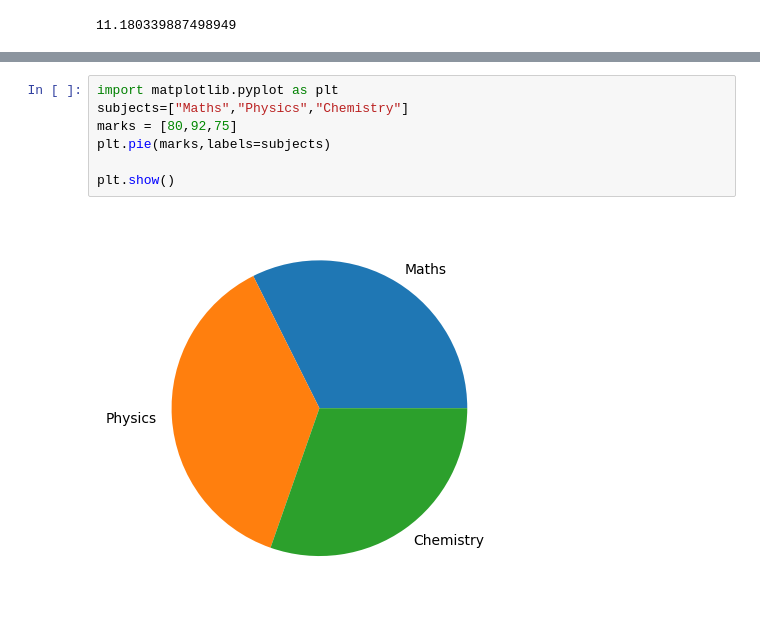
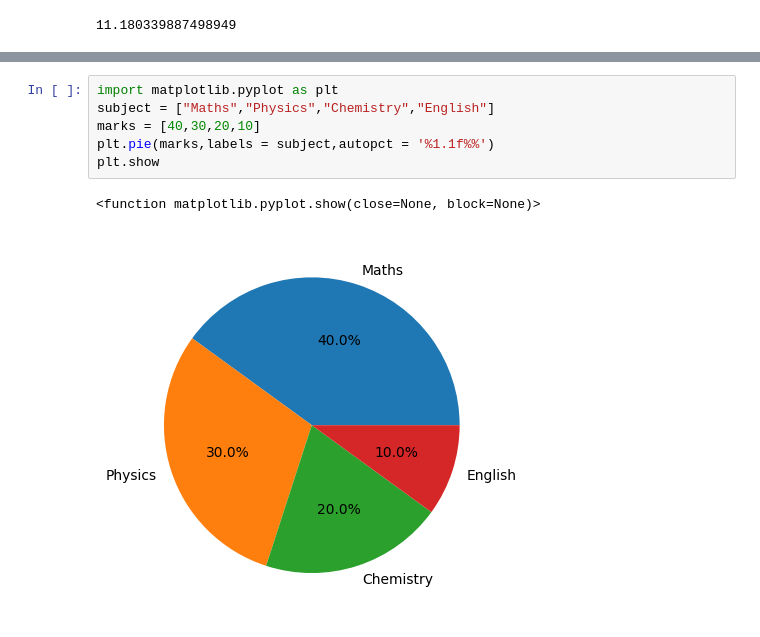
Before and after one commit to vyshnkb/DigitalQueueSystem, a Jupyter notebook: Untitled0.ipynb, the cells around one changed output, grey strips where cells are left out. Saved outputs shown, nothing was run; the diff lists cells and outputs as text.

```diff
--- a/Untitled0.ipynb
+++ b/Untitled0.ipynb
@@ -126,9 +146,9 @@ subjects=
 # %%
 import matplotlib.pyplot as plt
-subjects=["Maths","Physics","Chemistry"]
-marks = [80,92,75]
-plt.pie(marks,labels=subjects)
-
-plt.show()
+subject = ["Maths","Physics","Chemistry","English"]
+marks = [40,30,20,10]
+plt.pie(marks,labels = subject,autopct = '%1.1f%%')
+plt.show
 # %% [output]
+<function matplotlib.pyplot.show(close=None, block=None)>
-[figure, old version]
+[figure, new version]
```
Also changed, not shown: parts of 25 cells of this notebook.
